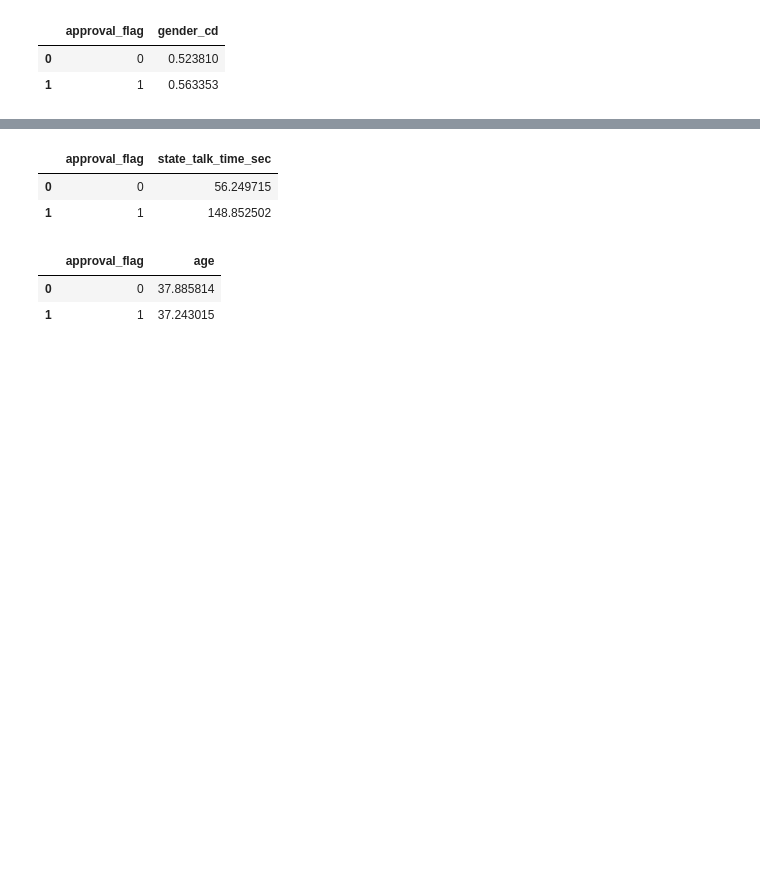
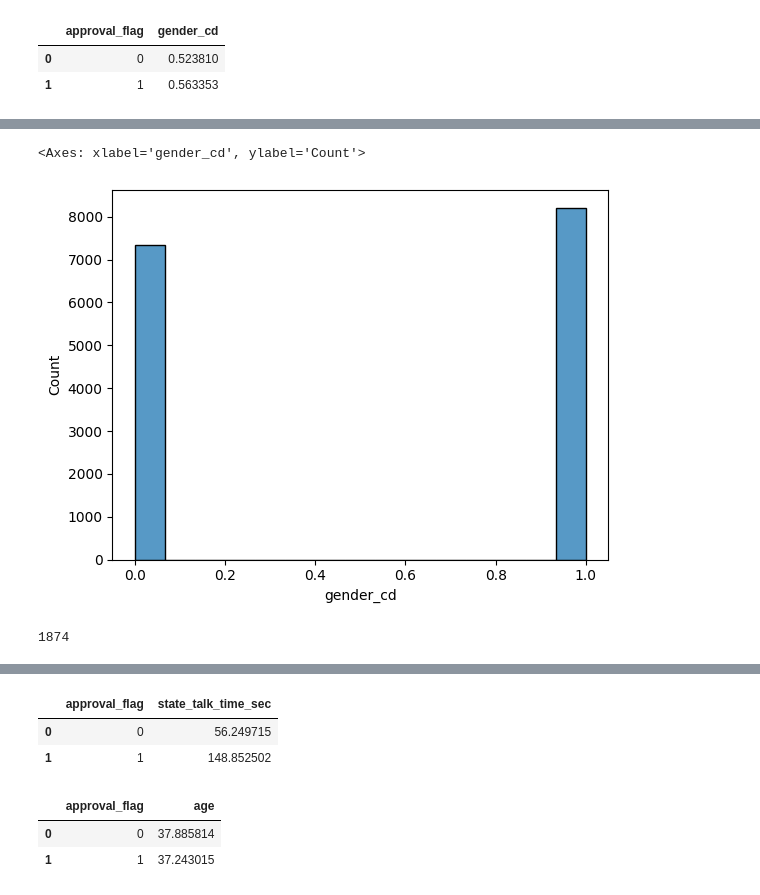
Before and after one commit to bygaga993/bread_dano_2024, a Jupyter notebook: comparative_analysis.ipynb, the cells around one changed output, grey strips where cells are left out. Cells and saved outputs as stored; diff of their text form; code cells hidden in the pictures; blank space fills up the shorter version.

```diff
--- a/comparative_analysis.ipynb
+++ b/comparative_analysis.ipynb
@@ -15,6 +15,8 @@ df.head()
 df.shape
 # %% [output]
 (15567, 32)
+# %%
+df = df.dropna(columns=["partnership_flg"])
 # %%
 mean_talk = df["state_talk_time_sec"].mean()
 df["is_long"] = df["state_talk_time_sec"] > mean_talk
@@ -242,0 +351,11 @@ df.groupby("approval_flag")["gender_cd"].mean().reset_index()
+# %%
+import seaborn as sns
+
+sns.histplot(df['gender_cd'])
+# %% [output]
+<Axes: xlabel='gender_cd', ylabel='Count'>
+[figure, added]
+# %%
+df["emp_gender_cd"].isna().sum()
+# %% [output]
+1874
```
Also changed, not shown: parts of 11 cells of this notebook.
